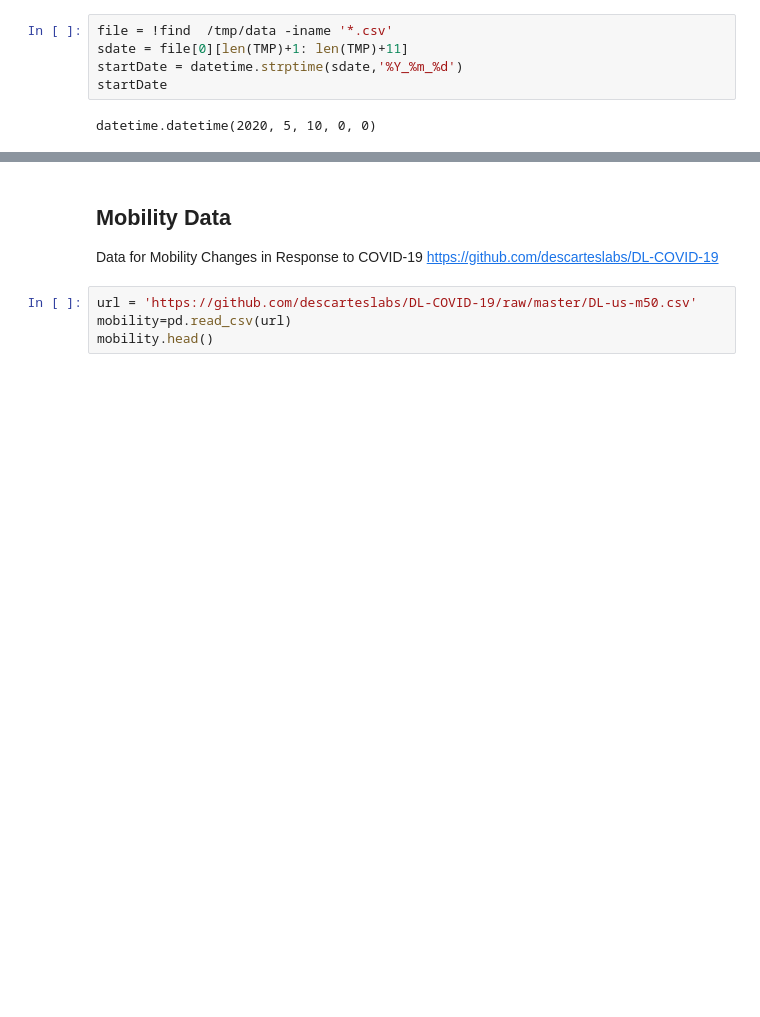
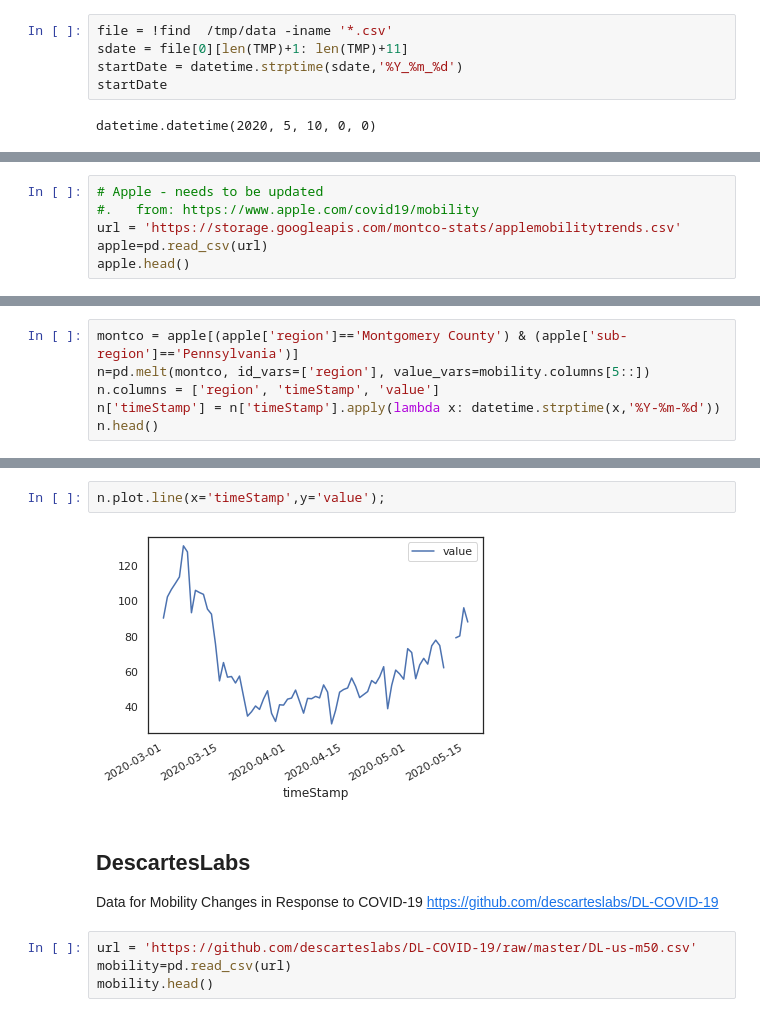
Before and after one commit to mchirico/COVID-19, a Jupyter notebook: COVID_19.ipynb, the cells around one changed output, grey strips where cells are left out. Cells and saved outputs as stored; diff of their text form; blank space fills up the shorter version.

```diff
--- a/COVID_19.ipynb
+++ b/COVID_19.ipynb
@@ -99,0 +102,6 @@ p2.head()
+# %%
+# Apple - needs to be updated
+#.   from: https://www.apple.com/covid19/mobility
+url = 'https://storage.googleapis.com/montco-stats/applemobilitytrends.csv'
+apple=pd.read_csv(url)
+apple.head()
@@ -99,0 +116,6 @@ p2.head()
+# %%
+montco = apple[(apple['region']=='Montgomery County') & (apple['sub-region']=='Pennsylvania')]
+n=pd.melt(montco, id_vars=['region'], value_vars=mobility.columns[5::])
+n.columns = ['region', 'timeStamp', 'value']
+n['timeStamp'] = n['timeStamp'].apply(lambda x: datetime.strptime(x,'%Y-%m-%d'))
+n.head()
@@ -100,5 +129,9 @@ p2.head()
+# %%
+n.plot.line(x='timeStamp',y='value');
+# %% [output]
+[figure, added]
 # %% [markdown]
-## Mobility Data
+## DescartesLabs
 Data for Mobility Changes in Response to COVID-19
 https://github.com/descarteslabs/DL-COVID-19
 # %%
```
Also changed, not shown: parts of 3 cells of this notebook.
